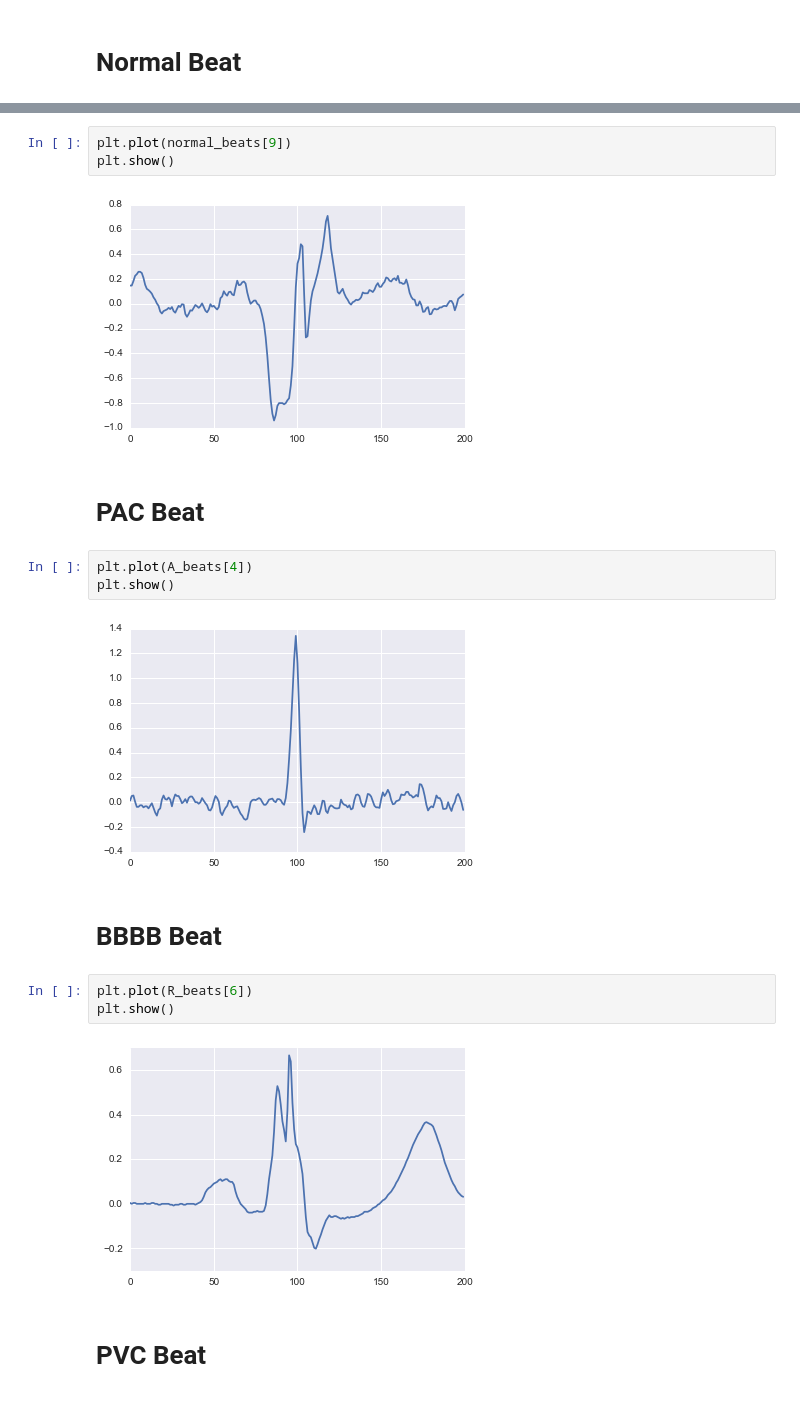
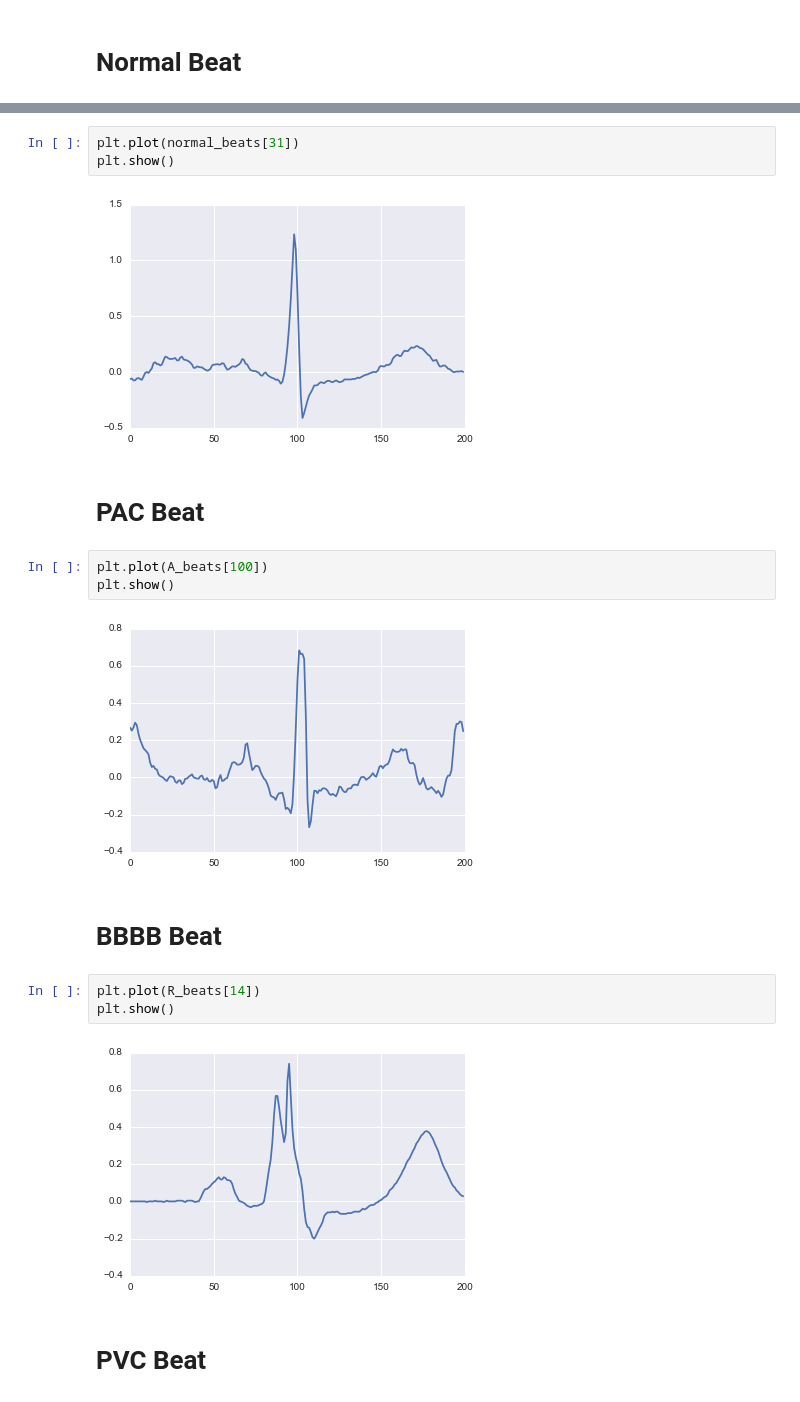
Before and after one commit to xmpuspus/ECG, a Jupyter notebook: notebooks/dev_nb/pac_bbbb_pvc_dev.ipynb, the cells around one changed output, grey strips where cells are left out. Cells and saved outputs as stored; diff of their text form.

```diff
--- a/notebooks/dev_nb/pac_bbbb_pvc_dev.ipynb
+++ b/notebooks/dev_nb/pac_bbbb_pvc_dev.ipynb
@@ -114,22 +250,22 @@ V_anns = np.array(['V'] * len(V_beats))
 # %%
-plt.plot(normal_beats[9])
+plt.plot(normal_beats[31])
 plt.show()
 # %% [output]
-[figure, old version]
+[figure, new version]
 # %% [markdown]
 # PAC Beat
 # %%
-plt.plot(A_beats[4])
+plt.plot(A_beats[100])
 plt.show()
 # %% [output]
-[figure, old version]
+[figure, new version]
 # %% [markdown]
 # BBBB Beat
 # %%
-plt.plot(R_beats[6])
+plt.plot(R_beats[14])
 plt.show()
 # %% [output]
-[figure, old version]
+[figure, new version]
 # %% [markdown]
 # PVC Beat
 # %%
```
Also changed, not shown: parts of 16 cells of this notebook, 5 other files.
